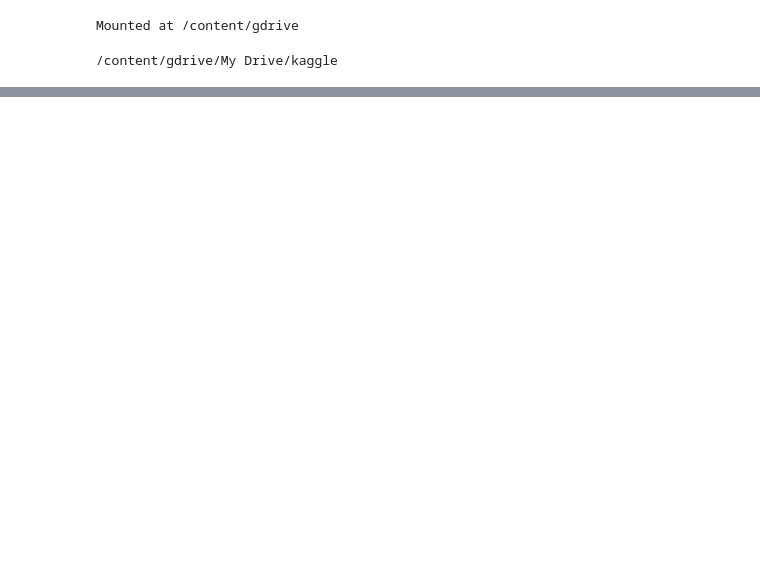
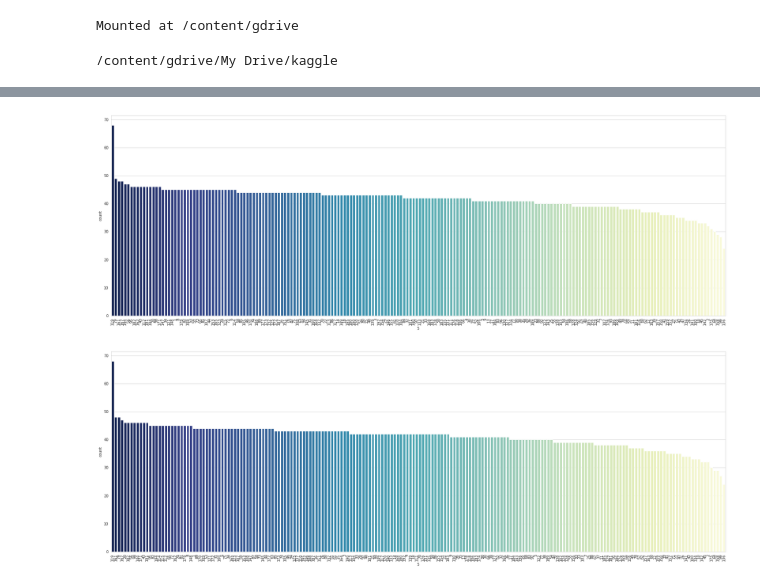
Before and after one commit to bedhinesh/capstone-aiml, a Jupyter notebook: Capstone_Group1_EDA.ipynb, the cells around one changed output, grey strips where cells are left out. Saved outputs shown, nothing was run; the diff lists cells and outputs as text; code cells hidden in the pictures; blank space fills up the shorter version.

```diff
--- a/Capstone_Group1_EDA.ipynb
+++ b/Capstone_Group1_EDA.ipynb
@@ -51,0 +112,10 @@ project_path = '/content/drive/My Drive/kaggle/'
+# %%
+# metadata = load_metadata('images')
+trainMetaData = load_metadata('car_data/car_data/train/')
+print(trainMetaData.shape)
+testMetaData = load_metadata('car_data/car_data/test/')
+print(testMetaData.shape)
+trainMetaDataEnriched=extract_file_path(trainMetaData)
+print(trainMetaDataEnriched.shape)
+testMetaDataEnriched=extract_file_path(testMetaData)
+print(testMetaDataEnriched.shape)
@@ -51,0 +148,13 @@ project_path = '/content/drive/My Drive/kaggle/'
+# %%
+annotation_train_csv = pd.read_csv('anno_train.csv', header = None)
+annotation_test_csv = pd.read_csv('anno_test.csv', header = None)
+data_labels = np.array(pd.read_csv('names.csv',header = None))
+train_data = annotation_train_csv.copy()
+test_data = annotation_test_csv.copy()
+# %%
+train_data = prepare_annotation_data(train_data,data_labels,trainMetaDataEnriched)
+test_data = prepare_annotation_data(test_data,data_labels,testMetaDataEnriched)
+print(train_data.shape)
+print(test_data.shape)
+print(train_data.head())
+print(test_data.head())
@@ -51,0 +179,6 @@ project_path = '/content/drive/My Drive/kaggle/'
+# %%
+draw_count_plot(train_data,5)
+draw_count_plot(test_data,5)
+# %% [output]
+[figure, added]
+[figure, added]
```
Also changed, not shown: parts of 11 cells of this notebook.
